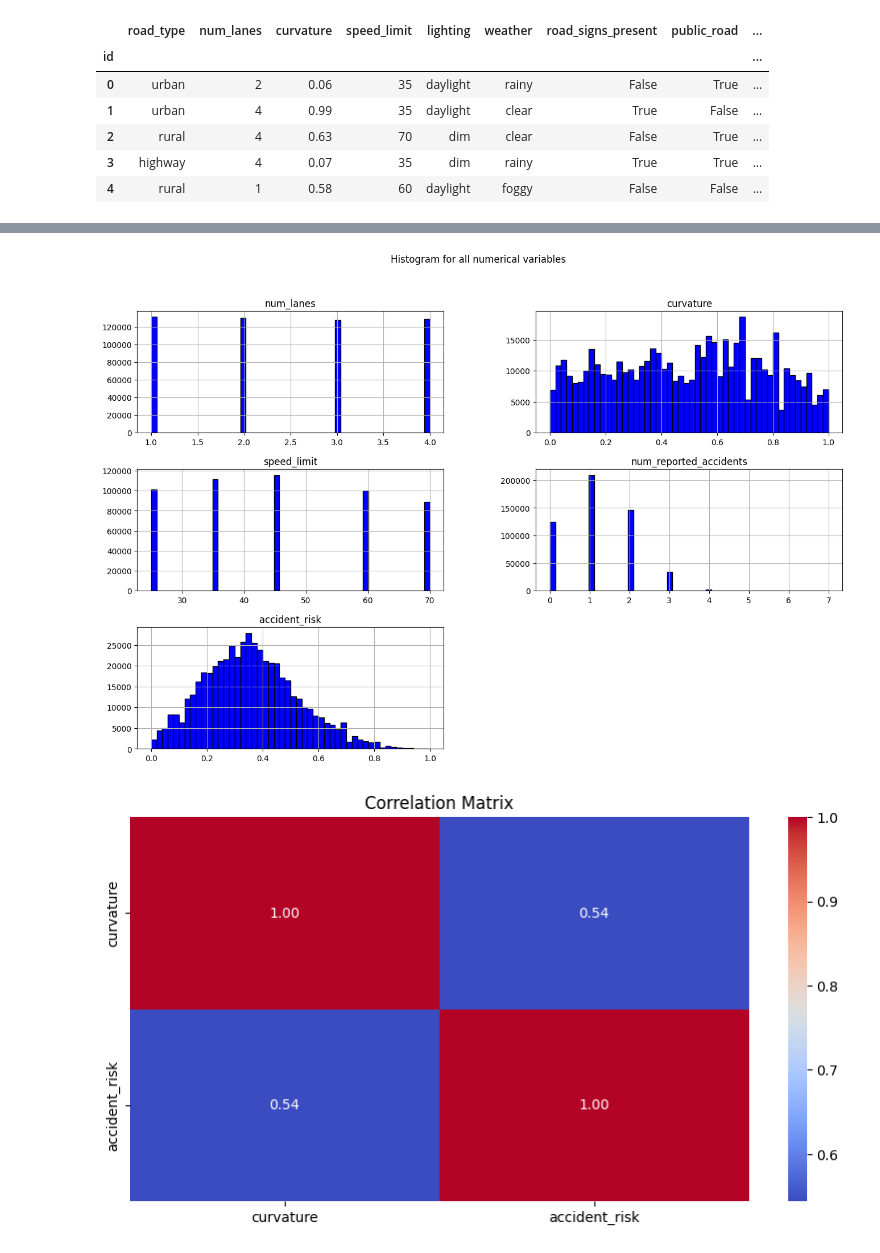
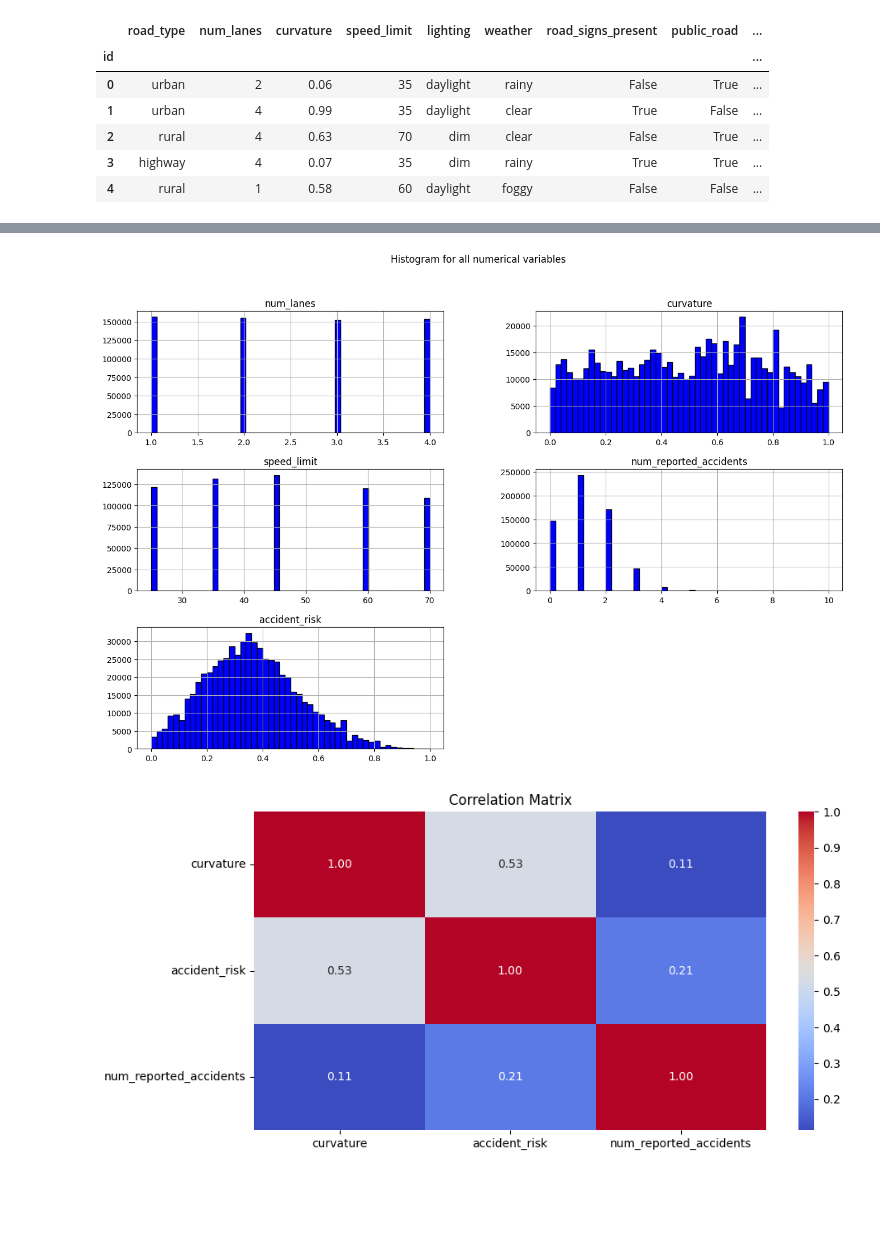
Before and after one commit to StutiSharma22/Kaggle-projects, a Jupyter notebook: predicting-road-accident-risk.ipynb, the cells around one changed output, grey strips where cells are left out. Saved outputs shown, nothing was run; the diff lists cells and outputs as text; code cells hidden in the pictures; blank space fills up the shorter version.

Commit message:
Kaggle Notebook | Predicting Road Accident Risk | Version 6

```diff
--- a/predicting-road-accident-risk.ipynb
+++ b/predicting-road-accident-risk.ipynb
@@ -47,6 +50,7 @@ from math import sqrt
 #reading data from the files
 df_train= pd.read_csv("/kaggle/input/playground-series-s5e10/train.csv")
 df_test= pd.read_csv("/kaggle/input/playground-series-s5e10/test.csv")
+df_original= pd.read_csv("/kaggle/input/simulated-roads-accident-data/synthetic_road_accidents_100k.csv")
 # %%
 #resetting the index
 df_train= df_train.set_index('id')
@@ -66,0 +80,3 @@ df_train.head()
+# %%
+combined_df = pd.concat([df_train, df_original])
+combined_df.head()
@@ -125,17 +148,17 @@ accident_risk              98
 dtype: int64
 # %%
 #plotting histogram for all the input variables
-df_train.hist(figsize=(16,10), bins=50, color='blue', edgecolor='black')
+combined_df.hist(figsize=(16,10), bins=50, color='blue', edgecolor='black')
 plt.suptitle("Histogram for all numerical variables")
 plt.show()
 # %% [output]
-[figure, old version]
+[figure, new version]
 # %%
-numerical_variables= df_train[['curvature', 'accident_risk']]
+numerical_variables= combined_df[['curvature', 'accident_risk','num_reported_accidents']]
 correlation_matrix= numerical_variables.corr()
 plt.figure(figsize=(10, 5))
 sns.heatmap(correlation_matrix, annot=True, fmt='.2f', cmap='coolwarm')
 plt.title('Correlation Matrix')
 plt.show()
 # %% [output]
-[figure, old version]
+[figure, new version]
```
Also changed, not shown: parts of 26 cells of this notebook.
